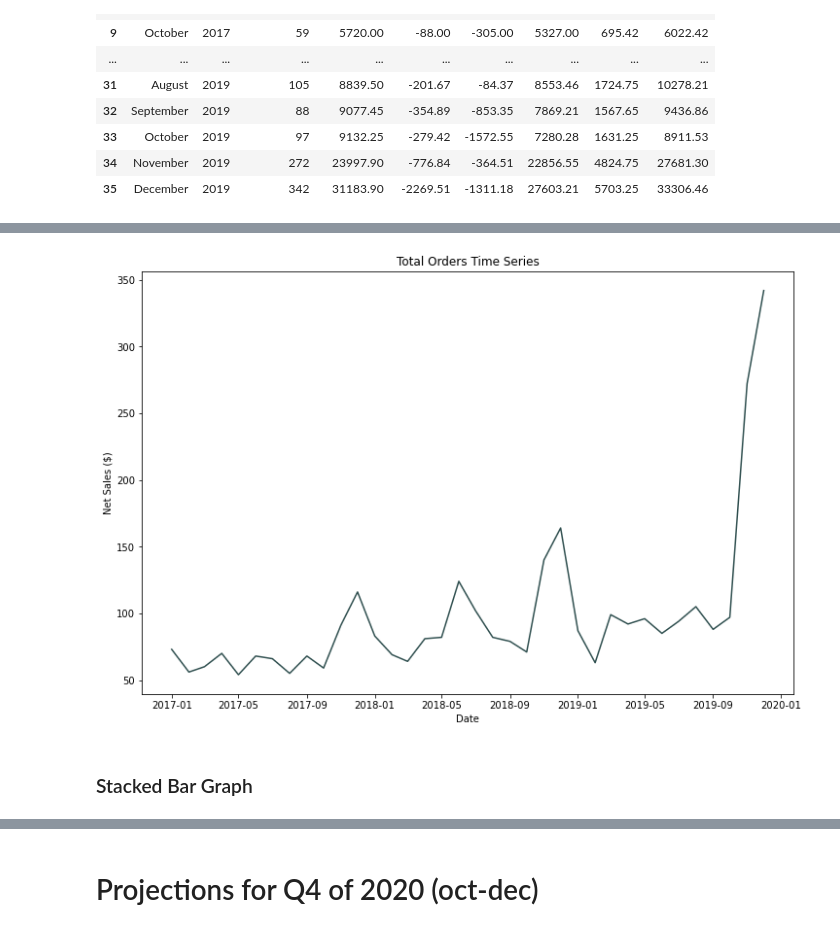
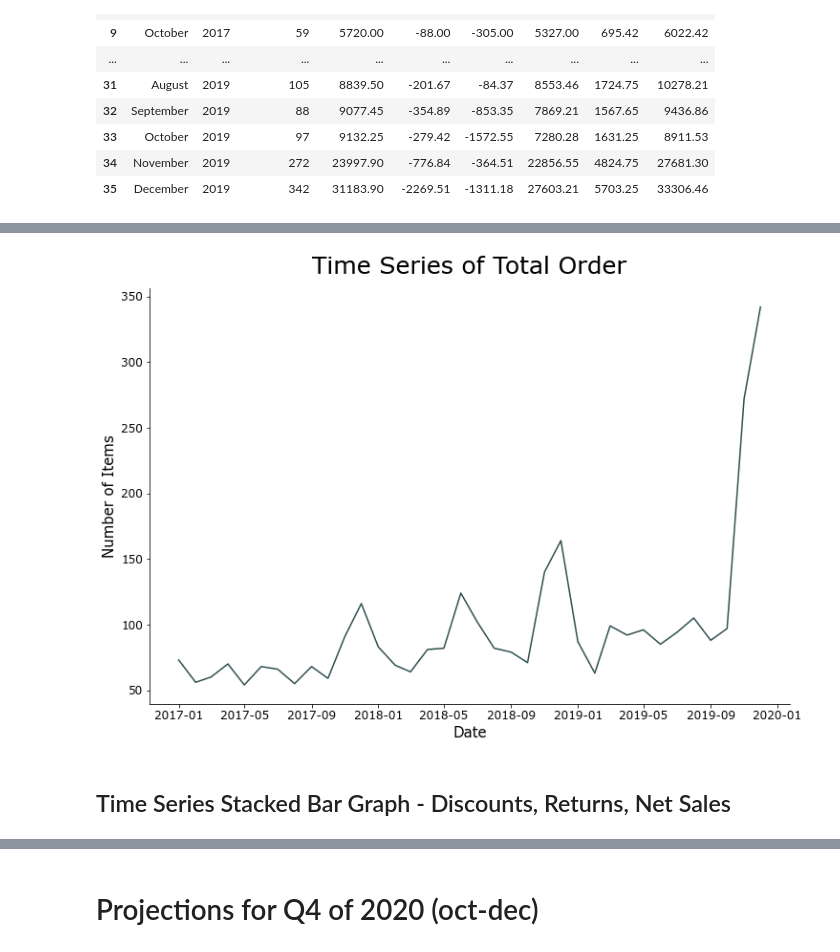
Before and after one commit to tuebolo/online_business_sales, a Jupyter notebook: analysis.ipynb, the cells around one changed output, grey strips where cells are left out. Saved outputs shown, nothing was run; the diff lists cells and outputs as text; code cells hidden in the pictures.

```diff
--- a/analysis.ipynb
+++ b/analysis.ipynb
@@ -23,10 +22,6 @@ from cycler import cycler
 plt.style.use('presentation.mplstyle')
 
 # highlight parts on graphs
-facecolor = "lightgrey"
+facecolor = "whitesmoke"
 
-# Fonts for plots
-plt.rcParams.update({'font.family':'sans-serif'}) # set the font globally
-plt.rcParams.update({'font.sans-serif':'Computer Modern Sans Serif'}) # set the font name for a font family
-print(plt.rcParams['font.family'])
-print(plt.rcParams['font.sans-serif'])
+# plt.rcParams['font.family'] = 'Impact'
@@ -216,16 +216,12 @@ plt.show()
 # %%
 # Total Orders Time Series Plot
 plt.plot(sales2['Date'], sales2['Total Orders'])
-plt.title('Total Orders Time Series')
+plt.title('Time Series of Total Order')
 plt.xlabel('Date')
-plt.ylabel('Net Sales ($)')
-
-plt.grid(False)
-
-plt.show()
+plt.ylabel('Number of Items');
 # %% [output]
-[figure, old version]
+[figure, new version]
 # %% [markdown]
-### Stacked Bar Graph
+## Time Series Stacked Bar Graph - Discounts, Returns, Net Sales
 # %%
 # Stacked bar chart
```
Also changed, not shown: parts of 24 cells of this notebook.
